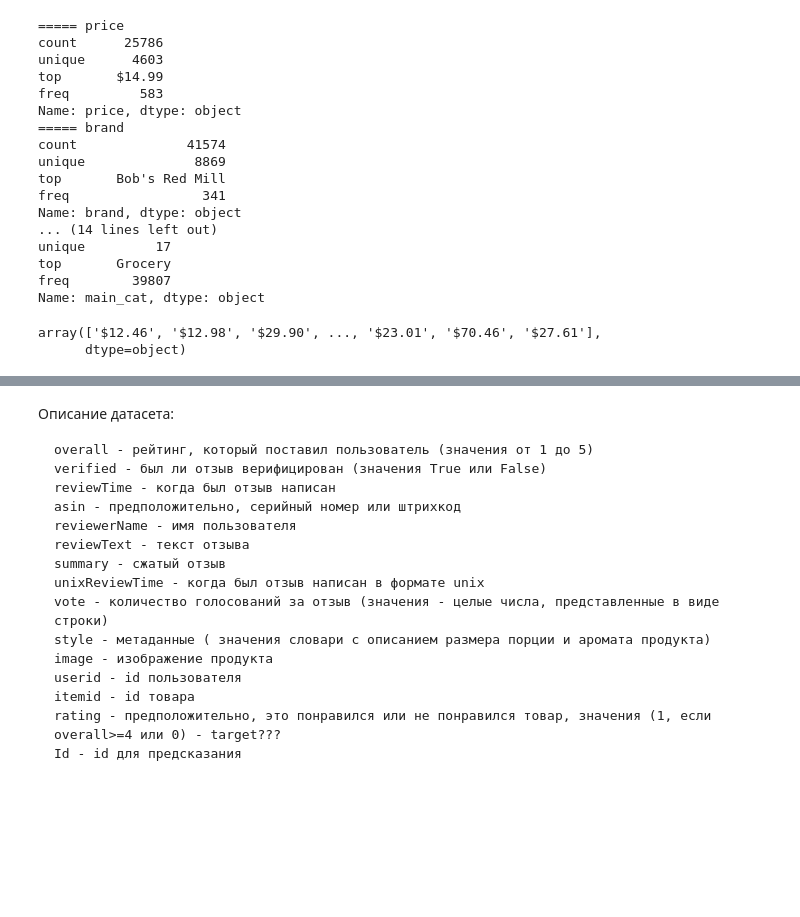
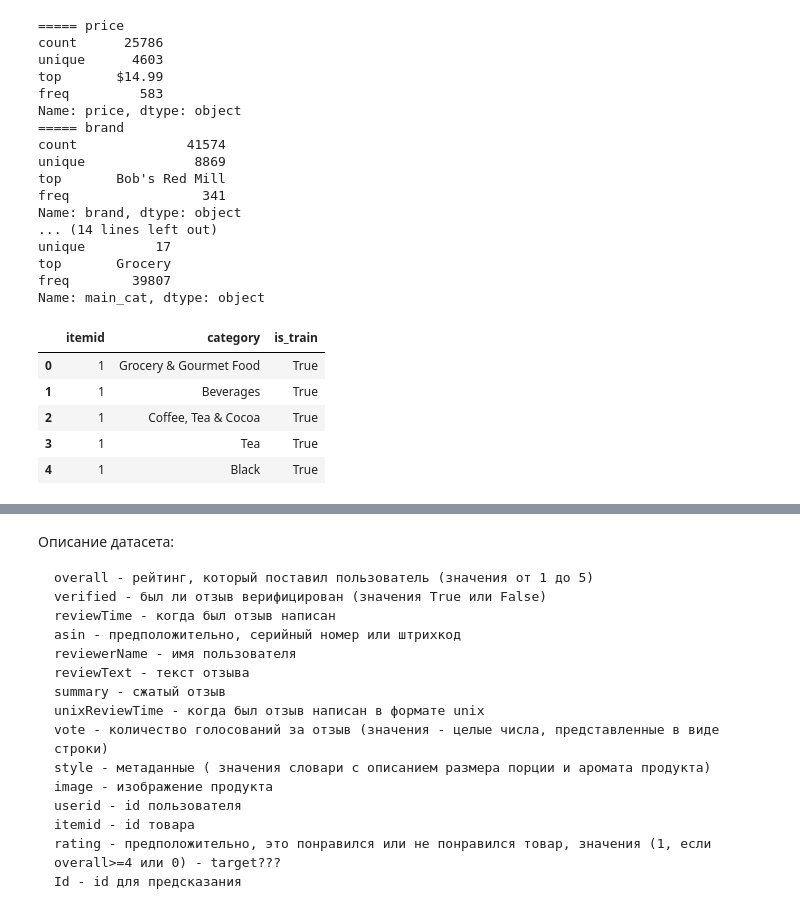
Before and after one commit to yurybikuzin/skillfactory_rds4_recommendation_challenge, a Jupyter notebook: yurybikuzin.ipynb, the cells around one changed output, grey strips where cells are left out. Saved outputs shown, nothing was run; the diff lists cells and outputs as text; code cells hidden in the pictures; blank space fills up the shorter version.

```diff
--- a/yurybikuzin.ipynb
+++ b/yurybikuzin.ipynb
@@ -96,11 +96,15 @@ unique         17
 top       Grocery
 freq        39807
 Name: main_cat, dtype: object
-# %%
-normalized.price.unique()
-# %% [output]
-array(['$12.46', '$12.98', '$29.90', ..., '$23.01', '$70.46', '$27.61'],
-      dtype=object)
+# %%
+category.head()
+# %% [output]
+|  | itemid | category | is_train |
+| 0 | 1 | Grocery & Gourmet Food | True |
+| 1 | 1 | Beverages | True |
+| 2 | 1 | Coffee, Tea & Cocoa | True |
+| 3 | 1 | Tea | True |
+| 4 | 1 | Black | True |
 # %%
 # https://stackoverflow.com/questions/1592565/determine-if-variable-is-defined-in-python/1592578#1592578
 try:
```
Also changed, not shown: parts of 24 cells of this notebook.
